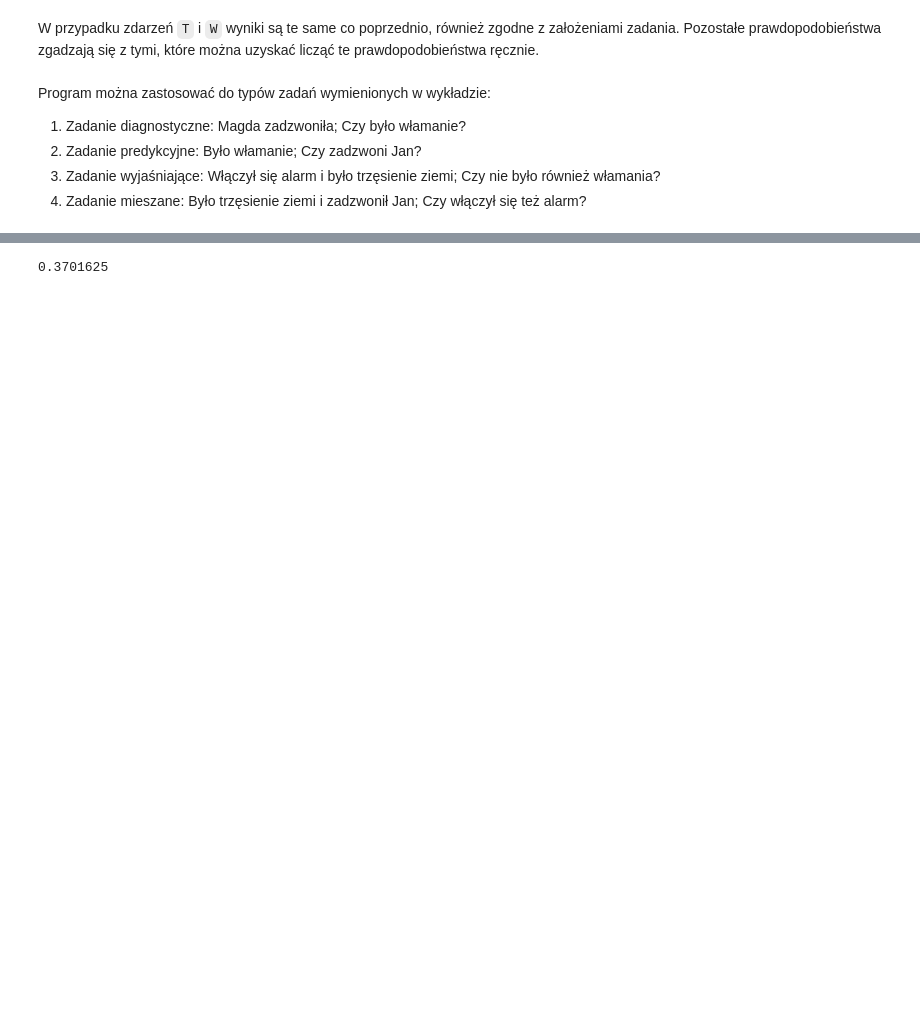
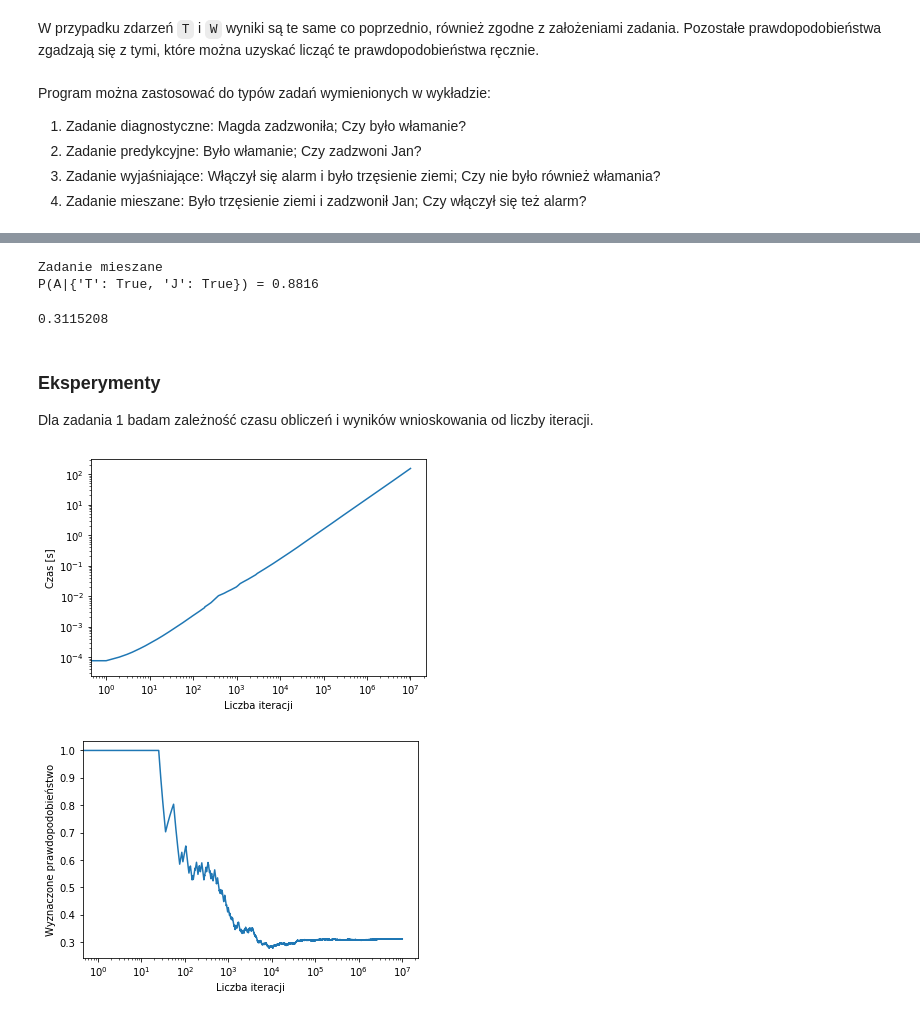
Before and after one commit to tototmek/WSI, a Jupyter notebook: Zadanie7.ipynb, the cells around one changed output, grey strips where cells are left out. Saved outputs shown, nothing was run; the diff lists cells and outputs as text; code cells hidden in the pictures; blank space fills up the shorter version.

```diff
--- a/Zadanie7.ipynb
+++ b/Zadanie7.ipynb
@@ -121,4 +121,34 @@ P(W|{'A': True, 'T': True}) = 0.0330
-# %%
-print(net.mcmc({"A": True}, "T", 100000))
-# %% [output]
-0.3701625
+# %%
+# Zadanie 3
+print("Zadanie mieszane")
+result4 = net.mcmc({"T": True, "J": True}, "A", 100000)
+print(f"P(A|{{'T': True, 'J': True}}) = {result4:4.4f}")
+# %% [output]
+Zadanie mieszane
+P(A|{'T': True, 'J': True}) = 0.8816
+# %%
+import matplotlib.pyplot as plt
+net.mcmc({"M": True}, "W", 10000000)
+# %% [output]
+0.3115208
+# %% [markdown]
+### Eksperymenty
+Dla zadania 1 badam zależność czasu obliczeń i wyników wnioskowania od liczby iteracji.
+# %%
+
+time_series = net.history["time"]
+probability_series = net.history["probability"]
+plt.plot(time_series)
+plt.xscale("log")
+plt.yscale("log")
+plt.xlabel("Liczba iteracji")
+plt.ylabel("Czas [s]")
+plt.show()
+plt.plot(probability_series)
+plt.xscale("log")
+plt.xlabel("Liczba iteracji")
+plt.ylabel("Wyznaczone prawdopodobieństwo")
+plt.show()
+# %% [output]
+[figure, added]
+[figure, added]
```
Also changed, not shown: parts of 21 cells of this notebook, 1 other file.
